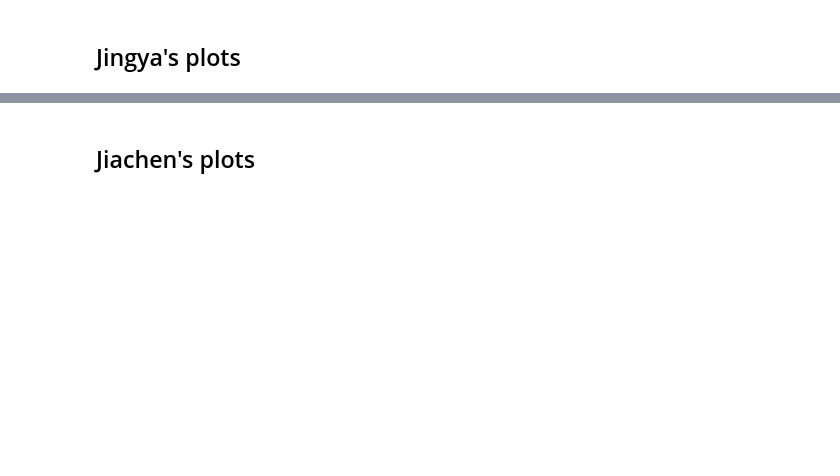
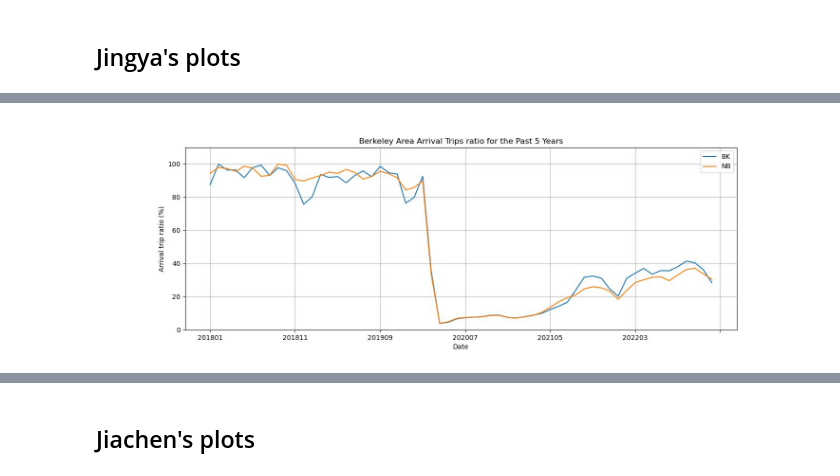
Before and after one commit to UCB-stat-159-s23/project-Group23, a Jupyter notebook: main.ipynb, the cells around one changed output, grey strips where cells are left out. Saved outputs shown, nothing was run; the diff lists cells and outputs as text; code cells hidden in the pictures; blank space fills up the shorter version.

```diff
--- a/main.ipynb
+++ b/main.ipynb
@@ -57,0 +87,4 @@ HTML("figures/berkeley_interactive_map.html")
+# %%
+display.Image('figures/Berkeley Arrival Trip Ratio.jpg')
+# %% [output]
+[figure, added]
```
Also changed, not shown: parts of 26 cells of this notebook.
